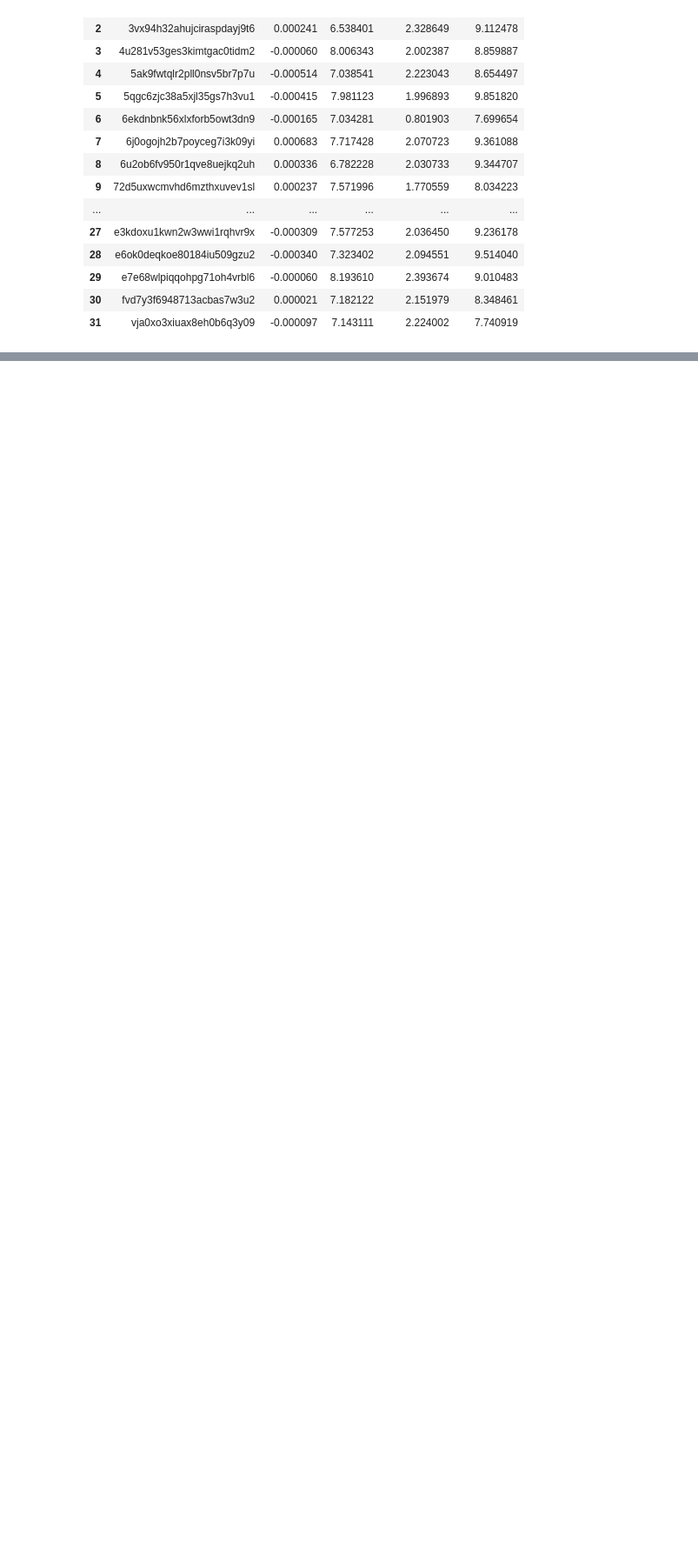
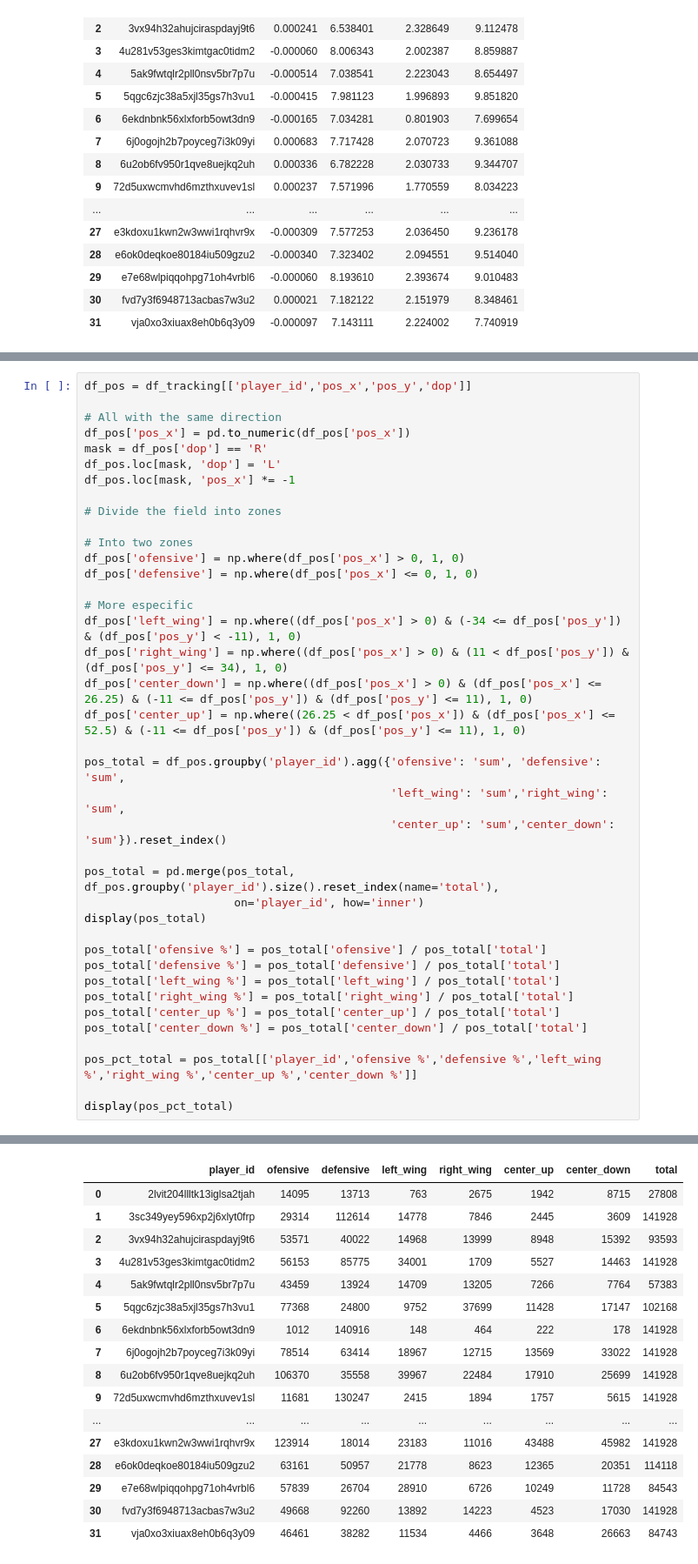
Before and after one commit to GabrielGausachs/OptaChallenge_Clustering_Player_Styles, a Jupyter notebook: utils/testing_tracking.ipynb, the cells around one changed output, grey strips where cells are left out. Shown: that part at 87% size. Saved outputs shown, nothing was run; the diff lists cells and outputs as text; blank space fills up the shorter version.

Commit message:
positions of players study

```diff
--- a/utils/testing_tracking.ipynb
+++ b/utils/testing_tracking.ipynb
@@ -115,0 +94,40 @@ See the caveats in the documentation: https://pandas.pydata.org/pandas-docs/stab
+# %%
+df_pos = df_tracking[['player_id','pos_x','pos_y','dop']]
+
+# All with the same direction
+df_pos['pos_x'] = pd.to_numeric(df_pos['pos_x'])
+mask = df_pos['dop'] == 'R'
+df_pos.loc[mask, 'dop'] = 'L'
+df_pos.loc[mask, 'pos_x'] *= -1
+
+# Divide the field into zones
+
+# Into two zones
+df_pos['ofensive'] = np.where(df_pos['pos_x'] > 0, 1, 0)
+df_pos['defensive'] = np.where(df_pos['pos_x'] <= 0, 1, 0)
+
+# More especific
+df_pos['left_wing'] = np.where((df_pos['pos_x'] > 0) & (-34 <= df_pos['pos_y']) & (df_pos['pos_y'] < -11), 1, 0)
+df_pos['right_wing'] = np.where((df_pos['pos_x'] > 0) & (11 < df_pos['pos_y']) & (df_pos['pos_y'] <= 34), 1, 0)
+df_pos['center_down'] = np.where((df_pos['pos_x'] > 0) & (df_pos['pos_x'] <= 26.25) & (-11 <= df_pos['pos_y']) & (df_pos['pos_y'] <= 11), 1, 0)
+df_pos['center_up'] = np.where((26.25 < df_pos['pos_x']) & (df_pos['pos_x'] <= 52.5) & (-11 <= df_pos['pos_y']) & (df_pos['pos_y'] <= 11), 1, 0)
+
+pos_total = df_pos.groupby('player_id').agg({'ofensive': 'sum', 'defensive': 'sum',
+                                             'left_wing': 'sum','right_wing': 'sum',
+                                             'center_up': 'sum','center_down': 'sum'}).reset_index()
+
+pos_total = pd.merge(pos_total, df_pos.groupby('player_id').size().reset_index(name='total'),
+                      on='player_id', how='inner')
+display(pos_total)
+
+pos_total['ofensive %'] = pos_total['ofensive'] / pos_total['total']
+pos_total['defensive %'] = pos_total['defensive'] / pos_total['total']
+pos_total['left_wing %'] = pos_total['left_wing'] / pos_total['total']
+pos_total['right_wing %'] = pos_total['right_wing'] / pos_total['total']
+pos_total['center_up %'] = pos_total['center_up'] / pos_total['total']
+pos_total['center_down %'] = pos_total['center_down'] / pos_total['total']
+
+pos_pct_total = pos_total[['player_id','ofensive %','defensive %','left_wing %','right_wing %','center_up %','center_down %']]
+
+display(pos_pct_total)
+# %% [output]
@@ -115,0 +151,17 @@ See the caveats in the documentation: https://pandas.pydata.org/pandas-docs/stab
+|  | player_id | ofensive | defensive | left_wing | right_wing | center_up | center_down | total |
+| 0 | 2lvit204llltk13iglsa2tjah | 14095 | 13713 | 763 | 2675 | 1942 | 8715 | 27808 |
+| 1 | 3sc349yey596xp2j6xlyt0frp | 29314 | 112614 | 14778 | 7846 | 2445 | 3609 | 141928 |
+| 2 | 3vx94h32ahujciraspdayj9t6 | 53571 | 40022 | 14968 | 13999 | 8948 | 15392 | 93593 |
+| 3 | 4u281v53ges3kimtgac0tidm2 | 56153 | 85775 | 34001 | 1709 | 5527 | 14463 | 141928 |
+| 4 | 5ak9fwtqlr2pll0nsv5br7p7u | 43459 | 13924 | 14709 | 13205 | 7266 | 7764 | 57383 |
+| 5 | 5qgc6zjc38a5xjl35gs7h3vu1 | 77368 | 24800 | 9752 | 37699 | 11428 | 17147 | 102168 |
+| 6 | 6ekdnbnk56xlxforb5owt3dn9 | 1012 | 140916 | 148 | 464 | 222 | 178 | 141928 |
+| 7 | 6j0ogojh2b7poyceg7i3k09yi | 78514 | 63414 | 18967 | 12715 | 13569 | 33022 | 141928 |
+| 8 | 6u2ob6fv950r1qve8uejkq2uh | 106370 | 35558 | 39967 | 22484 | 17910 | 25699 | 141928 |
+| 9 | 72d5uxwcmvhd6mzthxuvev1sl | 11681 | 130247 | 2415 | 1894 | 1757 | 5615 | 141928 |
+| ... | ... | ... | ... | ... | ... | ... | ... | ... |
+| 27 | e3kdoxu1kwn2w3wwi1rqhvr9x | 123914 | 18014 | 23183 | 11016 | 43488 | 45982 | 141928 |
+| 28 | e6ok0deqkoe80184iu509gzu2 | 63161 | 50957 | 21778 | 8623 | 12365 | 20351 | 114118 |
+| 29 | e7e68wlpiqqohpg71oh4vrbl6 | 57839 | 26704 | 28910 | 6726 | 10249 | 11728 | 84543 |
+| 30 | fvd7y3f6948713acbas7w3u2 | 49668 | 92260 | 13892 | 14223 | 4523 | 17030 | 141928 |
+| 31 | vja0xo3xiuax8eh0b6q3y09 | 46461 | 38282 | 11534 | 4466 | 3648 | 26663 | 84743 |
```
Also changed, not shown: parts of 7 cells of this notebook.
